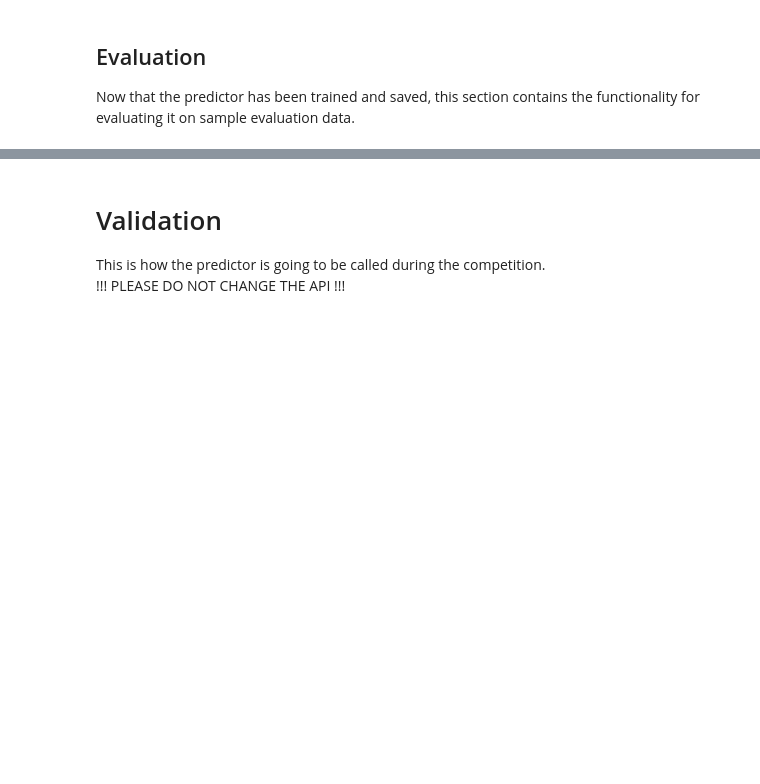
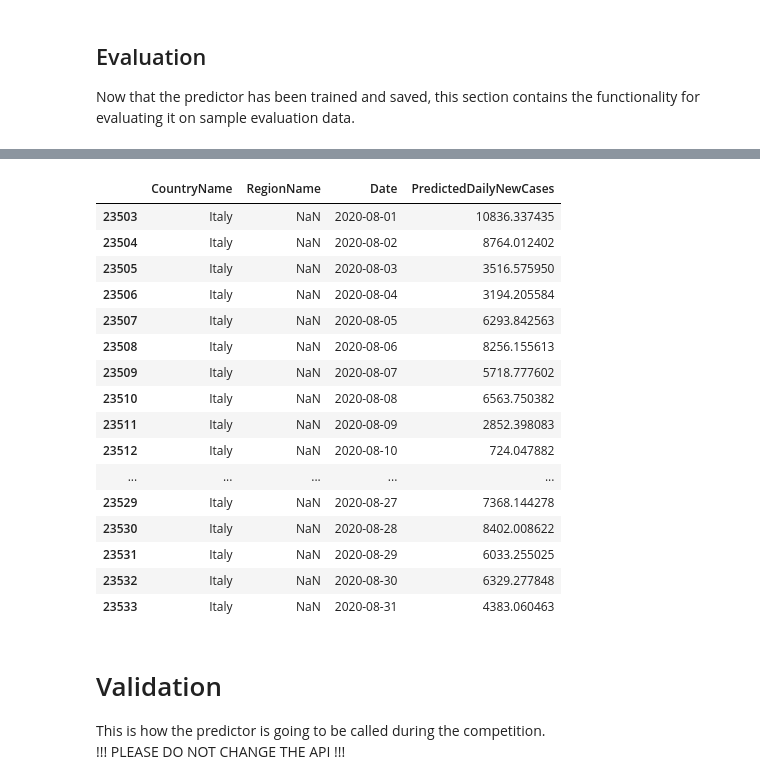
Before and after one commit to riccardoscheda/Bologna-Against-COVID, a Jupyter notebook: personal/FD/Example-Train-Linear-Rollout-Model.ipynb, the cells around one changed output, grey strips where cells are left out. Drawn from its saved outputs; the diff is of its cells as text; code cells hidden in the pictures; blank space fills up the shorter version.

```diff
--- a/personal/FD/Example-Train-Linear-Rollout-Model.ipynb
+++ b/personal/FD/Example-Train-Linear-Rollout-Model.ipynb
@@ -257,3 +263,3 @@ from predict import predict_df
 # %%
 %%time
-preds_df = predict_df("2020-08-01", "2020-08-31", path_to_ips_file="../../../validation/data/2020-09-30_historical_ip.csv", verbose=True)
+preds_df = predict_df("2020-08-01", "2020-08-31", path_to_ips_file="../../covid_xprize/validation/data/2020-09-30_historical_ip.csv", verbose=False)
@@ -260,6 +269,24 @@ preds_df = predict_df("2020-08-01", "2020-08-31", path_to_ips_file="../../../val
 # %%
 # Check the predictions
-preds_df.head()
+preds_df[preds_df.CountryName=='Italy']
+# %% [output]
+|  | CountryName | RegionName | Date | PredictedDailyNewCases |
+| 23503 | Italy | NaN | 2020-08-01 | 10836.337435 |
+| 23504 | Italy | NaN | 2020-08-02 | 8764.012402 |
+| 23505 | Italy | NaN | 2020-08-03 | 3516.575950 |
+| 23506 | Italy | NaN | 2020-08-04 | 3194.205584 |
+| 23507 | Italy | NaN | 2020-08-05 | 6293.842563 |
+| 23508 | Italy | NaN | 2020-08-06 | 8256.155613 |
+| 23509 | Italy | NaN | 2020-08-07 | 5718.777602 |
+| 23510 | Italy | NaN | 2020-08-08 | 6563.750382 |
+| 23511 | Italy | NaN | 2020-08-09 | 2852.398083 |
+| 23512 | Italy | NaN | 2020-08-10 | 724.047882 |
+| ... | ... | ... | ... | ... |
+| 23529 | Italy | NaN | 2020-08-27 | 7368.144278 |
+| 23530 | Italy | NaN | 2020-08-28 | 8402.008622 |
+| 23531 | Italy | NaN | 2020-08-29 | 6033.255025 |
+| 23532 | Italy | NaN | 2020-08-30 | 6329.277848 |
+| 23533 | Italy | NaN | 2020-08-31 | 4383.060463 |
 # %% [markdown]
 # Validation
 This is how the predictor is going to be called during the competition.
```
Also changed, not shown: parts of 22 cells of this notebook, 4 other files.
